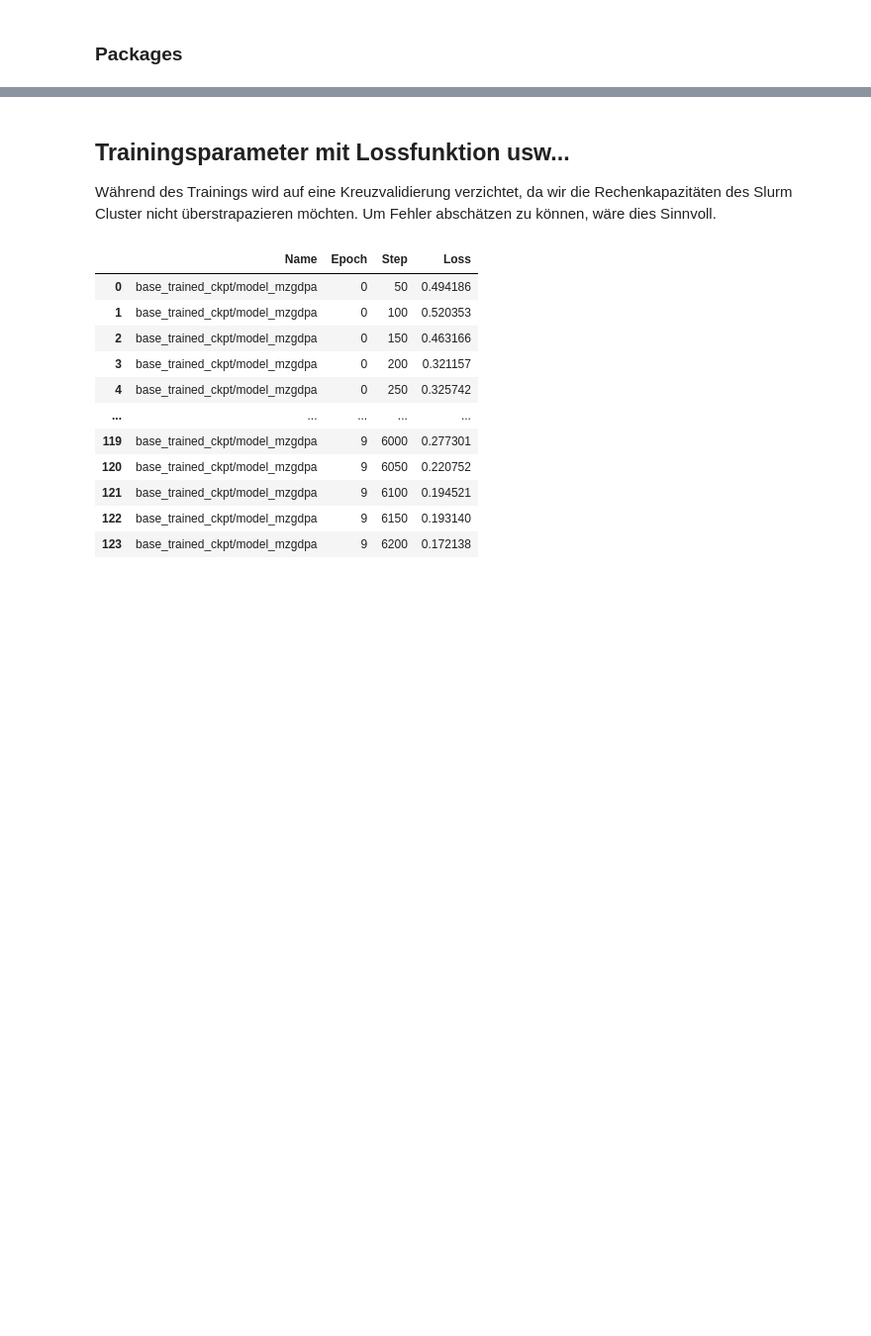
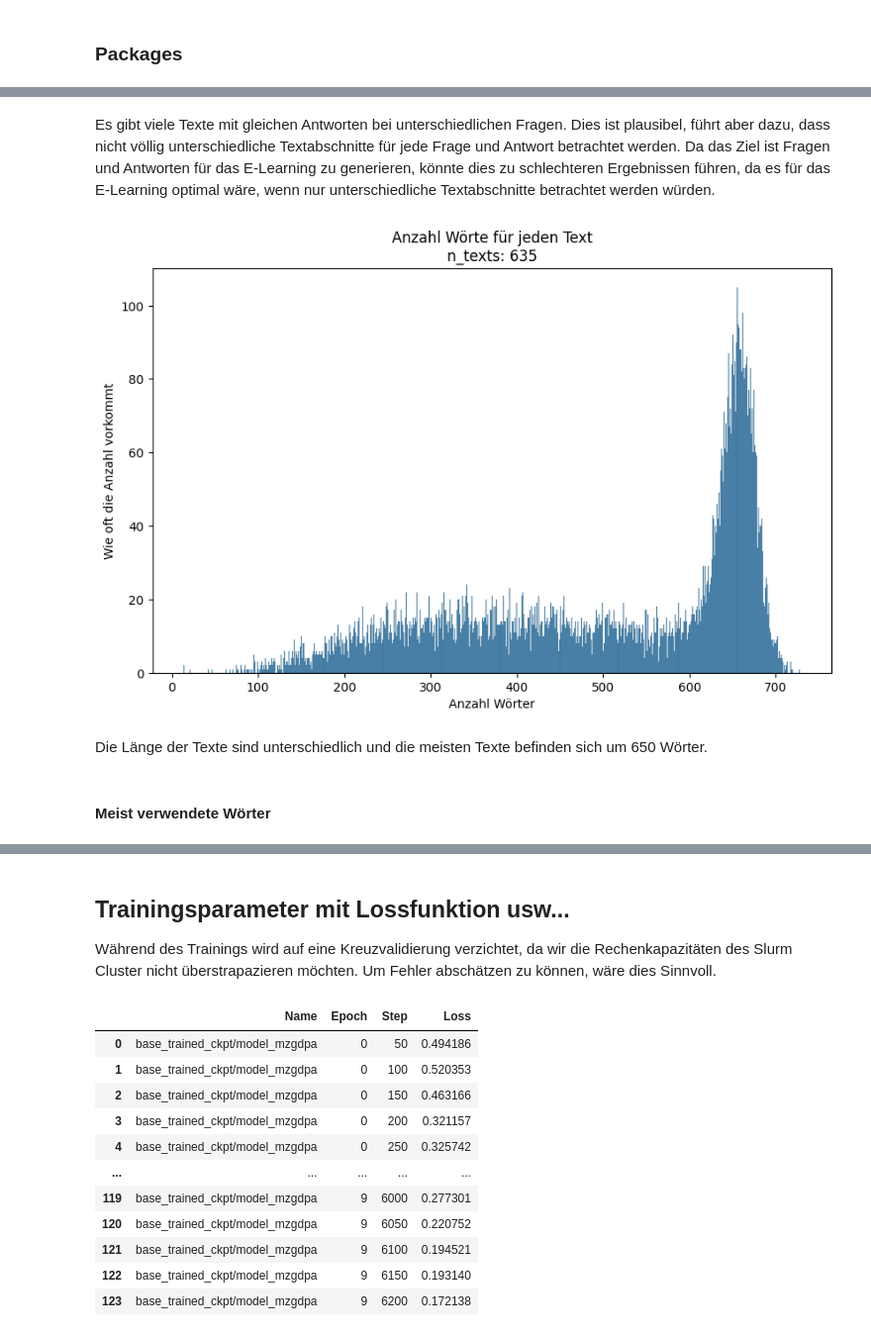
Before and after one commit to swiggy123/npr_mc2, a Jupyter notebook: report.ipynb, the cells around one changed output, grey strips where cells are left out. Shown at 99% size. Cells and saved outputs as stored; diff of their text form; code cells hidden in the pictures; blank space fills up the shorter version.

```diff
--- a/report.ipynb
+++ b/report.ipynb
@@ -63,0 +159,25 @@ import re
+# %% [markdown]
+Es gibt viele Texte mit gleichen Antworten bei unterschiedlichen Fragen. Dies ist plausibel, führt aber dazu, dass nicht völlig unterschiedliche Textabschnitte für jede Frage und Antwort betrachtet werden. Da das Ziel ist Fragen und Antworten für das E-Learning zu generieren, könnte dies zu schlechteren Ergebnissen führen, da es für das E-Learning optimal wäre, wenn nur unterschiedliche Textabschnitte betrachtet werden würden.
+# %%
+number_counts = Counter([len(answers.split()) for answers in dataset["train"]["paragraph"]])
+
+unique_numbers = list(number_counts.keys())
+counts = list(number_counts.values())
+data = pd.DataFrame({
+    'Anzahl Wörter': unique_numbers,
+    'Häufigkeit': counts
+})
+
+# Plot the histogram
+plt.figure(figsize=(10, 6))
+sns.histplot(data, x='Anzahl Wörter', weights='Häufigkeit', discrete=True, binwidth=1)
+plt.xlabel('Anzahl Wörter')
+plt.ylabel('Wie oft die Anzahl vorkommt')
+plt.title(f'Anzahl Wörte für jeden Text\nn_texts: {len(data)}')
+plt.show()
+# %% [output]
+[figure, added]
+# %% [markdown]
+Die Länge der Texte sind unterschiedlich und die meisten Texte befinden sich um 650 Wörter.
+# %% [markdown]
+#### Meist verwendete Wörter
```
Also changed, not shown: parts of 21 cells of this notebook.
